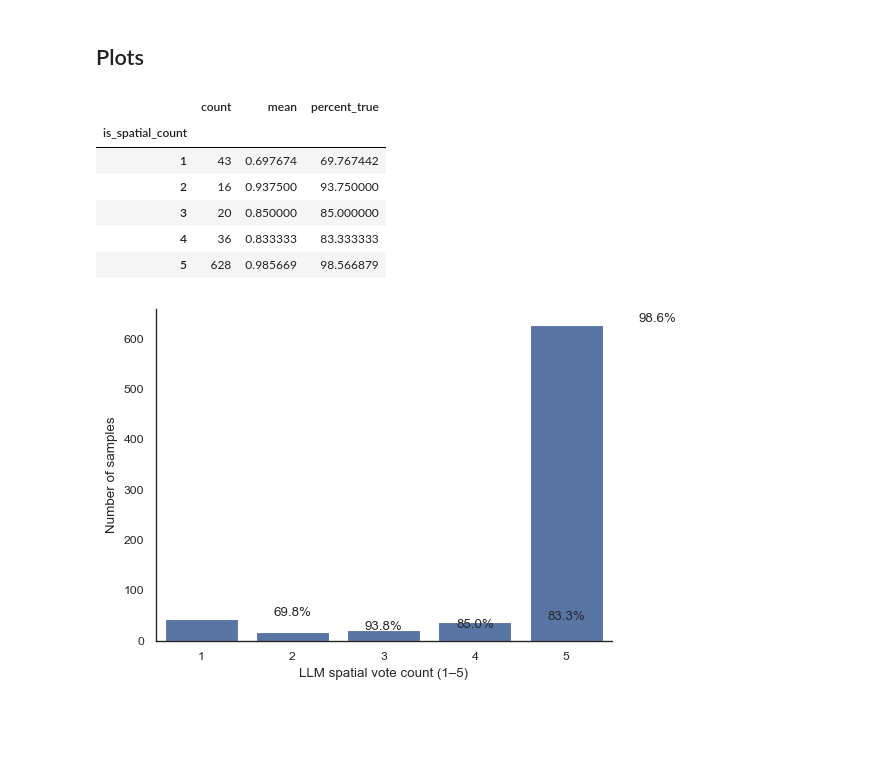
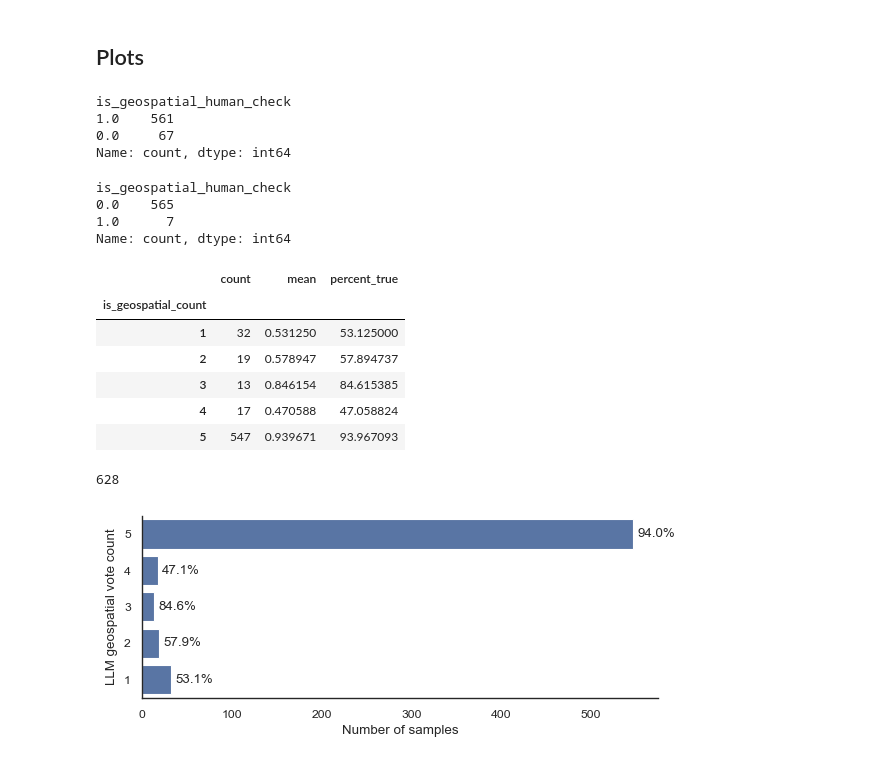
Before and after one commit to ilyankou/ms-marco-geospatial, a Jupyter notebook: 0-ProcessData.ipynb, the cells around one changed output. Saved outputs shown, nothing was run; the diff lists cells and outputs as text; code cells hidden in the pictures; blank space fills up the shorter version.

Commit message:
Add Stefano's labels on 200 sample

```diff
--- a/0-ProcessData.ipynb
+++ b/0-ProcessData.ipynb
@@ -274,10 +276,26 @@ import matplotlib.pyplot as plt
+# %%
+# Get true/false positives
+manual_verif.query('is_geospatial_count >0').is_geospatial_human_check.value_counts()
+# %% [output]
+is_geospatial_human_check
+1.0    561
+0.0     67
+Name: count, dtype: int64
+# %%
+# Get true/false negatives
+manual_verif.query('is_geospatial_count == 0').is_geospatial_human_check.value_counts()
+# %% [output]
+is_geospatial_human_check
+0.0    565
+1.0      7
+Name: count, dtype: int64
 # %%
 majority_voting_data = (
-    pd.read_excel('interim/is_spatial_20260125_edits.xlsx')
-    .query('is_spatial_count > 0')
-    .groupby('is_spatial_count')
-    .agg({'human_check': ['count', 'mean']})
-    ['human_check']
+    pd.read_excel('interim/is_geospatial_20260428_edits.xlsx')
+    .query('is_geospatial_count > 0')
+    .groupby('is_geospatial_count')
+    .agg({'is_geospatial_human_check': ['count', 'mean']})
+    ['is_geospatial_human_check']
 )
 
 majority_voting_data['percent_true'] = majority_voting_data['mean'] * 100
@@ -285,48 +303,55 @@ majority_voting_data['percent_true'] = majority_voting_data['mean'] * 100
 majority_voting_data
 # %% [output]
 |  | count | mean | percent_true |
-| is_spatial_count |  |  |  |
-| 1 | 43 | 0.697674 | 69.767442 |
-| 2 | 16 | 0.937500 | 93.750000 |
-| 3 | 20 | 0.850000 | 85.000000 |
-| 4 | 36 | 0.833333 | 83.333333 |
-| 5 | 628 | 0.985669 | 98.566879 |
+| is_geospatial_count |  |  |  |
+| 1 | 32 | 0.531250 | 53.125000 |
+| 2 | 19 | 0.578947 | 57.894737 |
+| 3 | 13 | 0.846154 | 84.615385 |
+| 4 | 17 | 0.470588 | 47.058824 |
+| 5 | 547 | 0.939671 | 93.967093 |
+# %%
+# How many received at least 1 geospatial vote from an LLM?
+majority_voting_data['count'].sum()
+# %% [output]
+628
 # %%
 # Minimal style
 sns.set_theme(style='white', context='paper')
 
-fig, ax = plt.subplots(figsize=(6, 4))
+fig, ax = plt.subplots(figsize=(6, 2.5))
 
 # Bar plot
 sns.barplot(
     data=majority_voting_data,
-    x='is_spatial_count',
-    y='count',
-    ax=ax
+    y='is_geospatial_count',
+    x='count',
+    ax=ax,
+    orient='h'
 )
 
 # Percentage annotations
 for i, row in majority_voting_data.iterrows():
     ax.text(
-        i,
-        row['count'],
+        row['count'] + 5,
+        i-1,
         f"{row['percent_true']:.1f}%",
-        ha='center',
-        va='bottom'
+        ha='left',
+        va='center'
     )
 
 # Labels (no title – use caption in paper)
-ax.set_xlabel('LLM spatial vote count (1–5)')
-ax.set_ylabel('Number of samples')
+ax.set_ylabel('LLM geospatial vote count')
+ax.set_xlabel('Number of samples')
+ax.invert_yaxis()
 
 sns.despine()
 plt.tight_layout()
 
 # For publication export:
-# plt.savefig('figure.pdf', bbox_inches='tight')
+plt.savefig('output/weak-labels-1-to-5.pdf', bbox_inches='tight')
 plt.show()
 # %% [output]
-[figure, old version]
+[figure, new version]
 # %%
 # Let's look at the edits
 data = (
```
Also changed, not shown: parts of 5 cells of this notebook, 7 other files.
